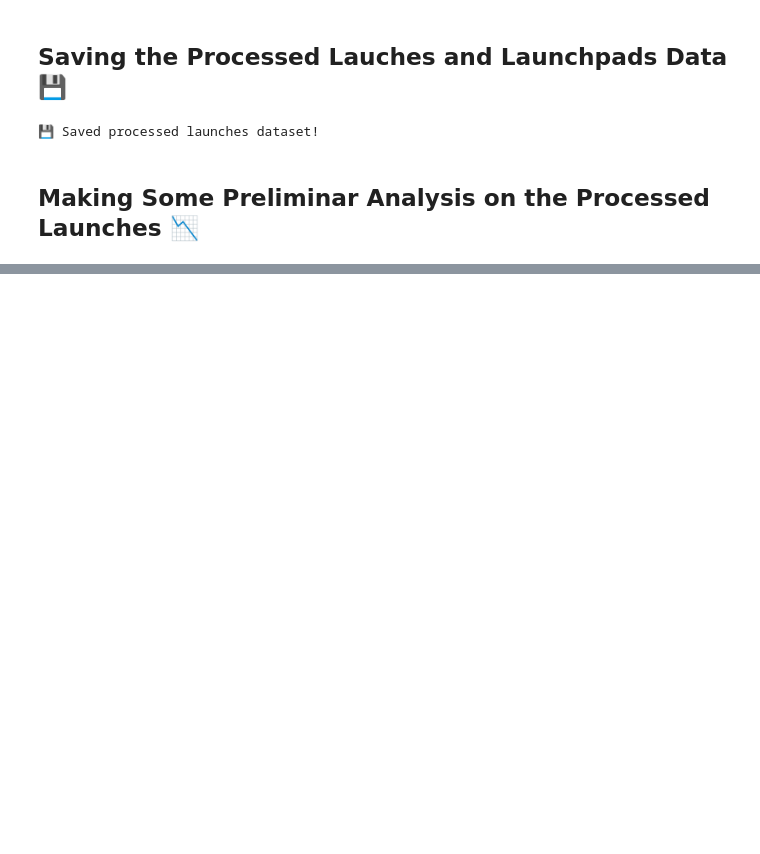
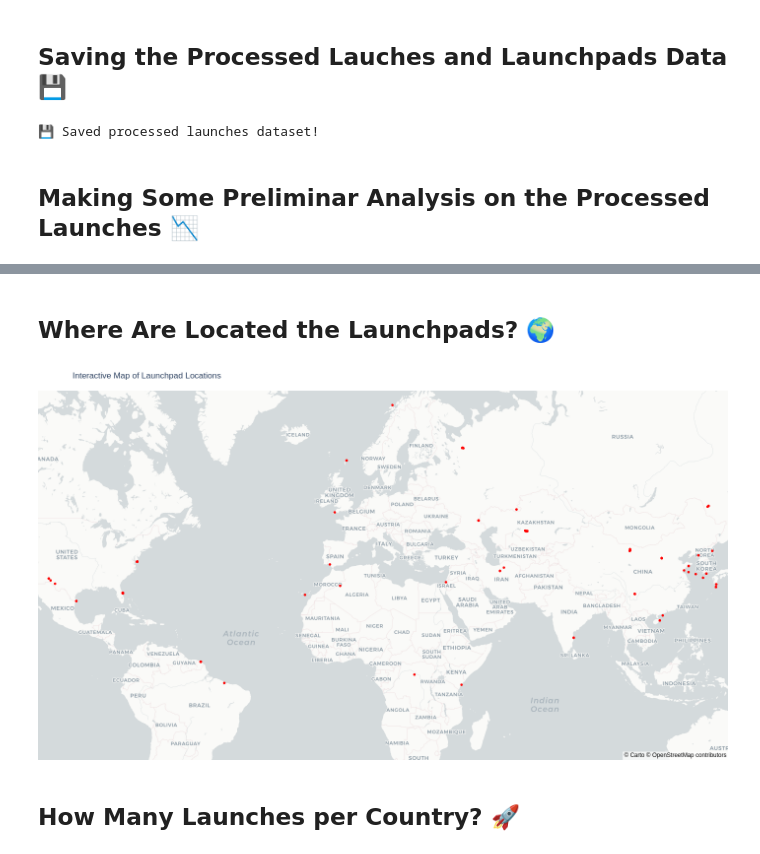
Before and after one commit to leovsferreira/ufo-conspiracy, a Jupyter notebook: notebooks/preprocess_launches.ipynb, the cells around one changed output, grey strips where cells are left out. Cells and saved outputs as stored; diff of their text form; code cells hidden in the pictures; blank space fills up the shorter version.

```diff
--- a/notebooks/preprocess_launches.ipynb
+++ b/notebooks/preprocess_launches.ipynb
@@ -131,0 +266,34 @@ print("💾 Saved processed launches dataset!")
+# %% [markdown]
+## Where Are Located the Launchpads? 🌍
+# %%
+# Extract latitude and longitude for each launch from the nested pad dictionary.
+launches_df['pad_lat'] = launches_df['pad'].apply(lambda x: x.get("latitude") if isinstance(x, dict) else None)
+launches_df['pad_lon'] = launches_df['pad'].apply(lambda x: x.get("longitude") if isinstance(x, dict) else None)
+
+# Filter out launchpads that have "landing site" in their name (case insensitive)
+launchpads_map_df = launches_df[~launches_df['pad_name'].str.contains("landing site", case=False, na=False)].copy()
+
+# Drop rows with missing coordinates
+launchpads_map_df = launchpads_map_df.dropna(subset=['pad_lat', 'pad_lon']).drop_duplicates(subset=['pad_id'])
+
+fig_map = px.scatter_mapbox(
+    launchpads_map_df,
+    lat="pad_lat",
+    lon="pad_lon",
+    hover_name="pad_name",
+    hover_data=["pad_id"],
+    color_discrete_sequence=["red"],
+    zoom=2,
+    height=800,
+    width=1400,
+    title="Interactive Map of Launchpad Locations"
+)
+
+fig_map.update_layout(mapbox_style="carto-positron", margin={"r":0,"t":50,"l":0,"b":0})
+
+# Remove renderer="png" to have an interactive image
+fig_map.show(renderer="png")
+# %% [output]
+[figure, added]
+# %% [markdown]
+## How Many Launches per Country? 🚀
```
Also changed, not shown: parts of 19 cells of this notebook.
